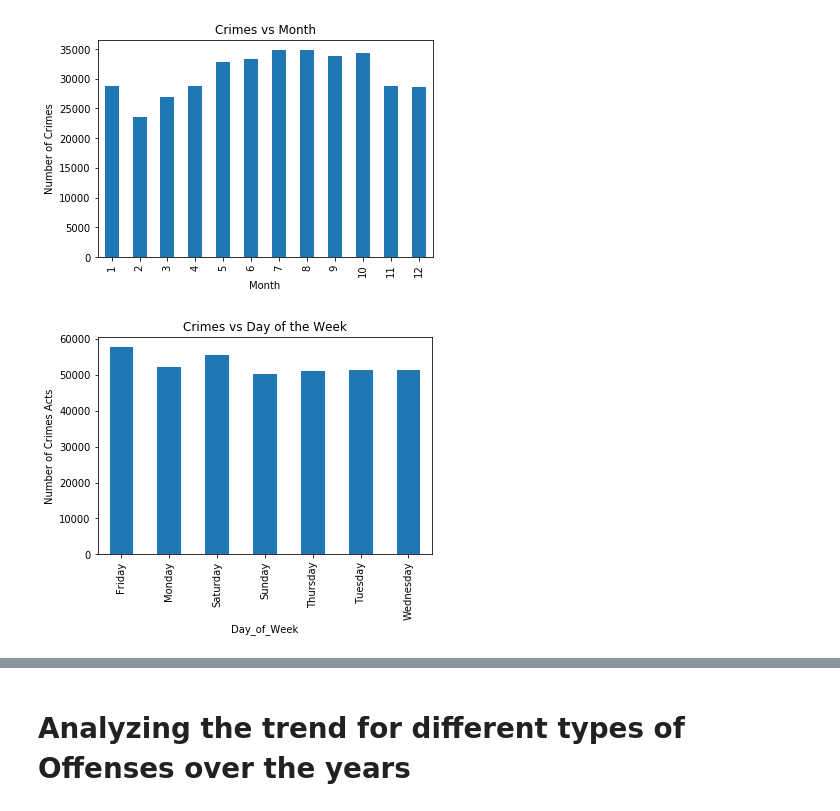
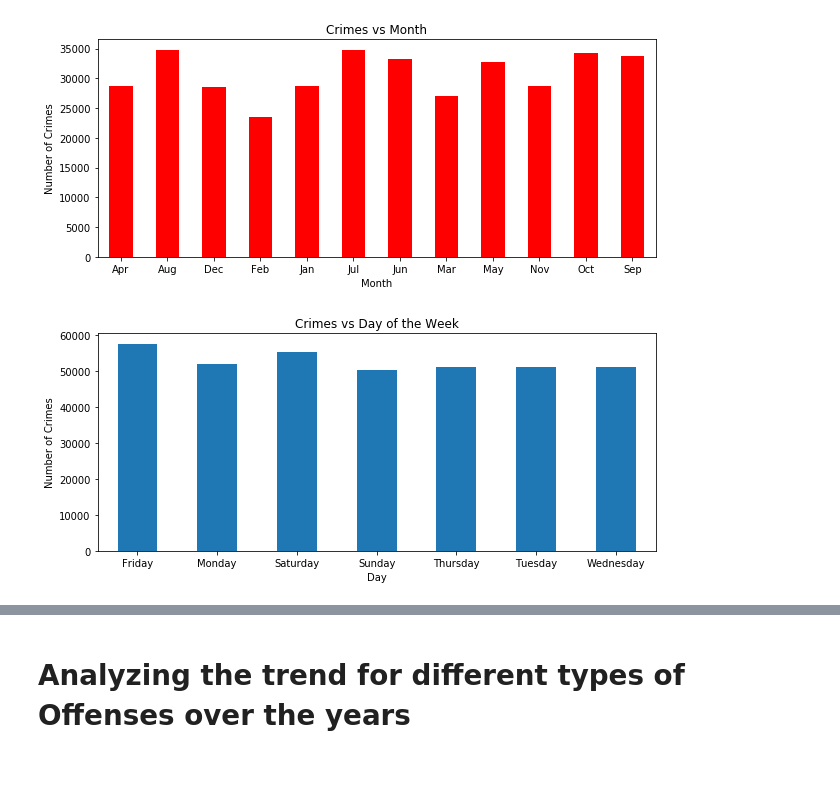
Before and after one commit to iraismgarcia5/Project_DC_Crime_Analysis, a Jupyter notebook: Project1_DC_Crime_Analysis.ipynb, the cells around one changed output, grey strips where cells are left out. Saved outputs shown, nothing was run; the diff lists cells and outputs as text; code cells hidden in the pictures; blank space fills up the shorter version.

```diff
--- a/Project1_DC_Crime_Analysis.ipynb
+++ b/Project1_DC_Crime_Analysis.ipynb
@@ -166,9 +174,8 @@ Year                    374403
 dtype: int64
 # %%
 #Reorganizing the columns
-dc_crimes_df=dc_crimes_df[["CCN","START_DATE","END_DATE","Day_of_Week","Week_Number","Day","Month","Year",
+dc_crimes_df=dc_crimes_df[["CCN","START_DATE","END_DATE","DAY_OF_WEEK","WEEK_NUMBER","DAY","MONTH","YEAR",
                             "LATITUDE","LONGITUDE","BLOCK","NEIGHBORHOOD_CLUSTER",
                             "METHOD","OFFENSE","PSA",
                             "SHIFT","WARD","DISTRICT",
                             "REPORT_DAT"]]
-dc_crimes_df.count()
@@ -267,11 +253,11 @@ DISTRICT                369302
 REPORT_DAT              369302
 dtype: int64
 # %%
-# # #Any Duplicate incidents?
+#Any Duplicate incidents?
 dc_crimes_df['Dup_CCN'] = dc_crimes_df.groupby('CCN')['CCN'].transform('size')
 dc_crimes_df['Dup_CCN']
-dc_crimes_df_sorted=dc_crimes_df.sort_values("Dup_CCN",ascending=False)
-dc_crimes_df_sorted['Dup_CCN']
+dc_crimes_df=dc_crimes_df.sort_values("Dup_CCN",ascending=False)
+dc_crimes_df['Dup_CCN']
 # %% [output]
 309430    12
 309423    12
@@ -292,9 +278,9 @@ dc_crimes_df_sorted['Dup_CCN']
 Name: Dup_CCN, Length: 369302, dtype: int64
 # %%
 #Delete duplicate Incident Data
-dc_crimes_df_sorted.drop_duplicates(subset ="CCN",keep = False, inplace = True)
-dc_crimes_df_sorted['Dup_CCN']
-dc_crimes_df_sorted.count()
+dc_crimes_df.drop_duplicates(subset ="CCN",keep = False, inplace = True)
+dc_crimes_df['Dup_CCN']
+dc_crimes_df.count()
 # %% [output]
 CCN                     369103
 START_DATE              369103
@@ -322,0 +325,5 @@ var.count()
+# %%
+#Deleting these 378 rows
+dc_crimes_df.count()
+dc_crimes_df.drop(dc_crimes_df[dc_crimes_df.YEAR < 2009].index, inplace=True)
+dc_crimes_df.count()
@@ -332,18 +431,20 @@ plt.show()
 # %%
 #Plot crimes per month
-dc_crimes_df.groupby([dc_crimes_df.Month]).size().plot.bar()
+plt.subplots(figsize=(10, 4))
+dc_crimes_df.groupby([dc_crimes_df.MONTH]).size().plot.bar(color='red',rot=360)
 plt.title('Crimes vs Month')
 plt.xlabel('Month')
 plt.ylabel('Number of Crimes')
 plt.show()
 # %% [output]
-[figure, old version]
+[figure, new version]
 # %%
-#Plot crimes crimes per day of the week
-dc_crimes_df_sorted.groupby([dc_crimes_df_sorted.Day_of_Week]).size().plot.bar()
+#Plot crimes per Day of the week
+plt.subplots(figsize=(10, 4))
+dc_crimes_df.groupby([dc_crimes_df.DAY_OF_WEEK]).size().plot.bar(rot=360)
 plt.title('Crimes vs Day of the Week')
-plt.xlabel('Day_of_Week')
-plt.ylabel('Number of Crimes Acts')
+plt.xlabel('Day')
+plt.ylabel('Number of Crimes')
 plt.show()
 # %% [output]
-[figure, old version]
+[figure, new version]
```
Also changed, not shown: parts of 54 cells of this notebook.
